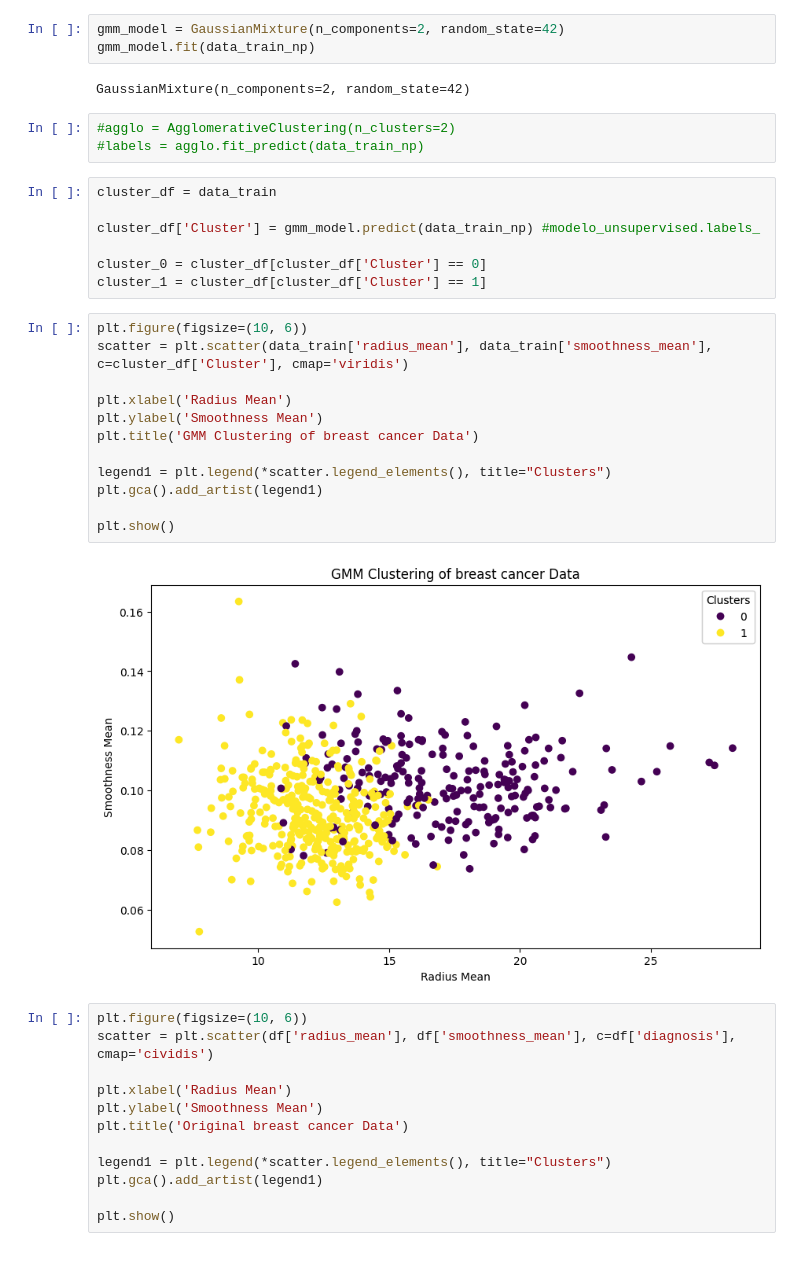
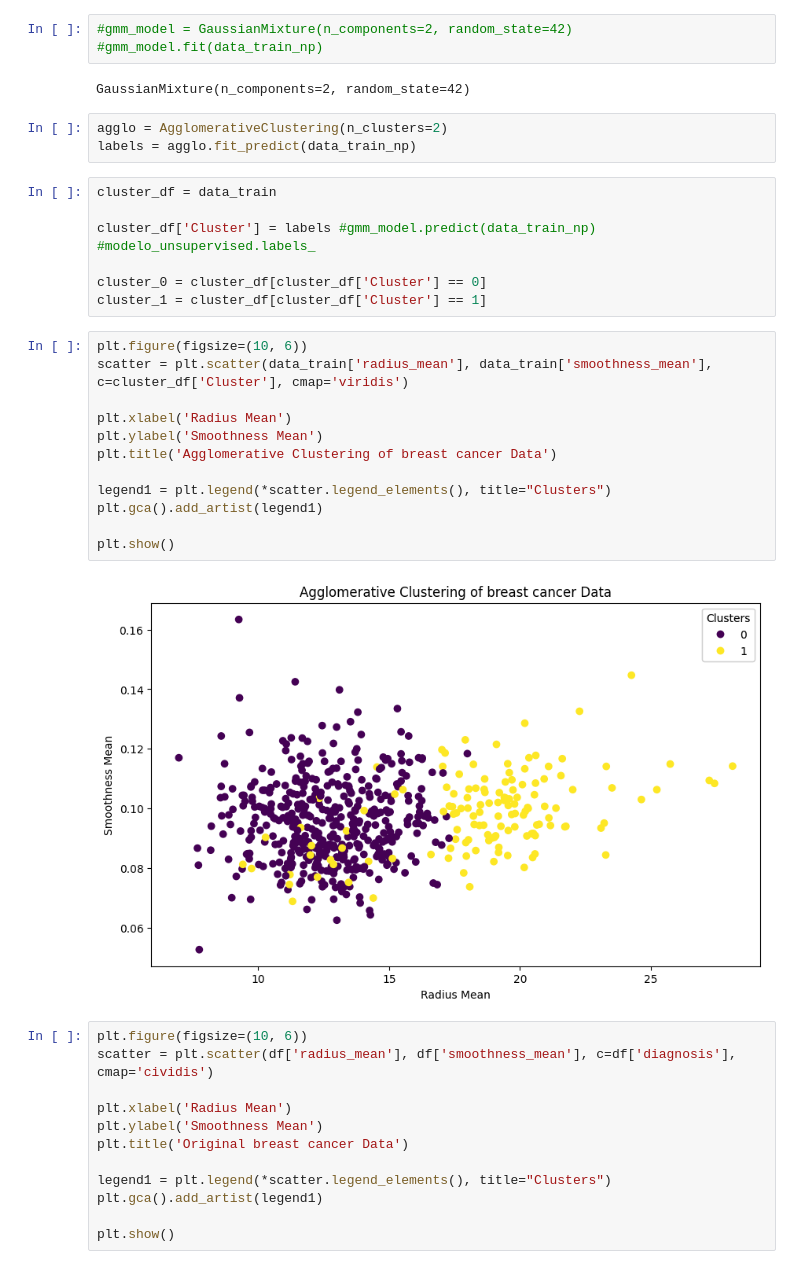
Before and after one commit to Heitorsaulo/Cluster_classification, a Jupyter notebook: Cleaning_dataset.ipynb, the cells around one changed output. Drawn from its saved outputs; the diff is of its cells as text.

Commit message:
Modificando notebook para o algoritmo agglomerative

```diff
--- a/Cleaning_dataset.ipynb
+++ b/Cleaning_dataset.ipynb
@@ -153,34 +153,34 @@ data_train_np = np.array(data_train)
 #modelo_unsupervised = KMeans(n_clusters=4, random_state=42)
 #modelo_unsupervised.fit(data_train)
 # %%
-gmm_model = GaussianMixture(n_components=2, random_state=42)
-gmm_model.fit(data_train_np)
+#gmm_model = GaussianMixture(n_components=2, random_state=42)
+#gmm_model.fit(data_train_np)
 # %% [output]
 GaussianMixture(n_components=2, random_state=42)
 # %%
-#agglo = AgglomerativeClustering(n_clusters=2)
-#labels = agglo.fit_predict(data_train_np)
+agglo = AgglomerativeClustering(n_clusters=2)
+labels = agglo.fit_predict(data_train_np)
 # %%
 cluster_df = data_train
 
-cluster_df['Cluster'] = gmm_model.predict(data_train_np) #modelo_unsupervised.labels_
+cluster_df['Cluster'] = labels #gmm_model.predict(data_train_np) #modelo_unsupervised.labels_
 
 cluster_0 = cluster_df[cluster_df['Cluster'] == 0]
 cluster_1 = cluster_df[cluster_df['Cluster'] == 1]
 # %%
 plt.figure(figsize=(10, 6))
 scatter = plt.scatter(data_train['radius_mean'], data_train['smoothness_mean'], c=cluster_df['Cluster'], cmap='viridis')
 
 plt.xlabel('Radius Mean')
 plt.ylabel('Smoothness Mean')
-plt.title('GMM Clustering of breast cancer Data')
+plt.title('Agglomerative Clustering of breast cancer Data')
 
 legend1 = plt.legend(*scatter.legend_elements(), title="Clusters")
 plt.gca().add_artist(legend1)
 
 plt.show()
 # %% [output]
-[figure, old version]
+[figure, new version]
 # %%
 plt.figure(figsize=(10, 6))
 scatter = plt.scatter(df['radius_mean'], df['smoothness_mean'], c=df['diagnosis'], cmap='cividis')
```
Also changed, not shown: parts of 1 cell of this notebook.
